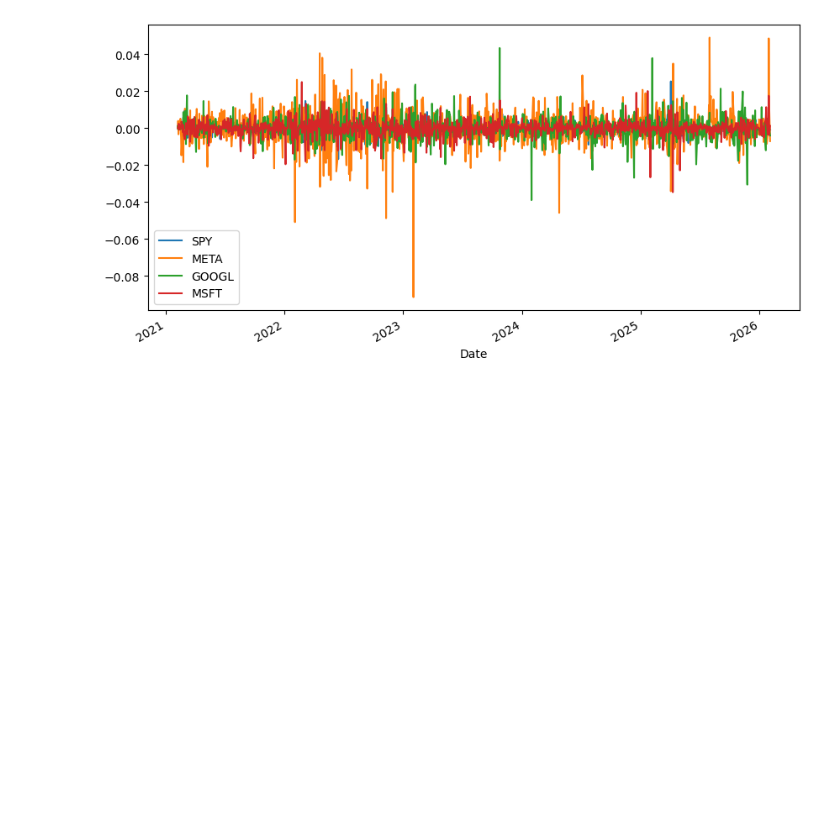
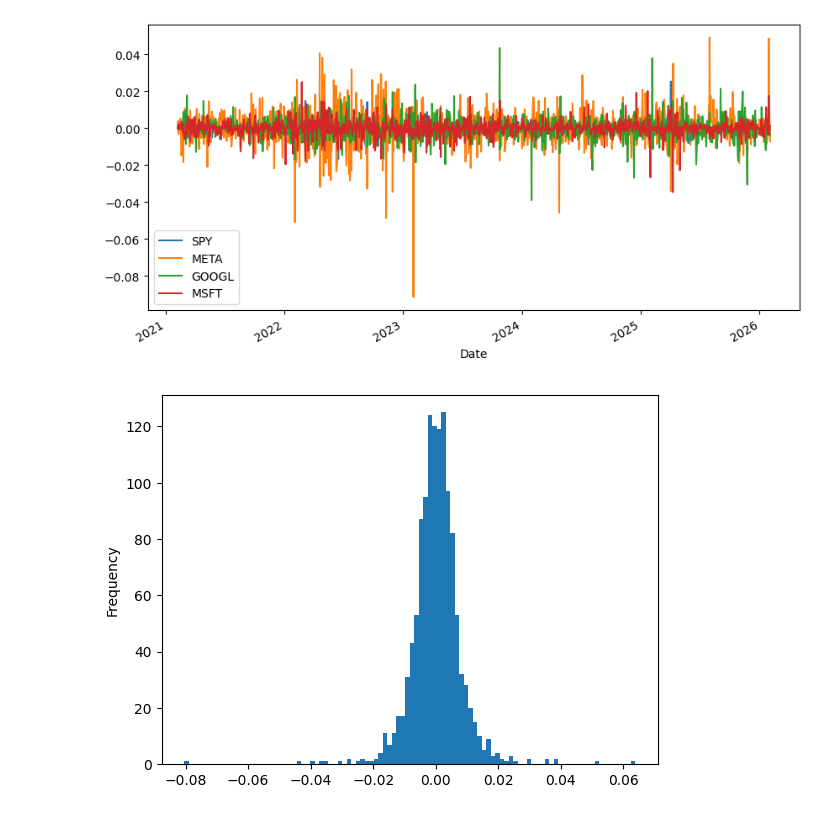
Before and after one commit to jackashleyb/simple-long-short-equity-strategy-in-python, a Jupyter notebook: simple long short equity strategy in python.ipynb, the cells around one changed output. Drawn from its saved outputs; the diff is of its cells as text; code cells hidden in the pictures; blank space fills up the shorter version.

```diff
--- a/simple long short equity strategy in python.ipynb
+++ b/simple long short equity strategy in python.ipynb
@@ -86,4 +86,8 @@ plt.show()
 # %%
 ## daily strategy returns
 # %%
-daily_strategy_returns = np.sum()
+daily_strategy_returns = np.sum(ptf_daily_returns, axis=1)
+daily_strategy_returns.plot.hist(bins=100)
+plt.show()
+# %% [output]
+[figure, added]
```
Also changed, not shown: parts of 1 cell of this notebook.
